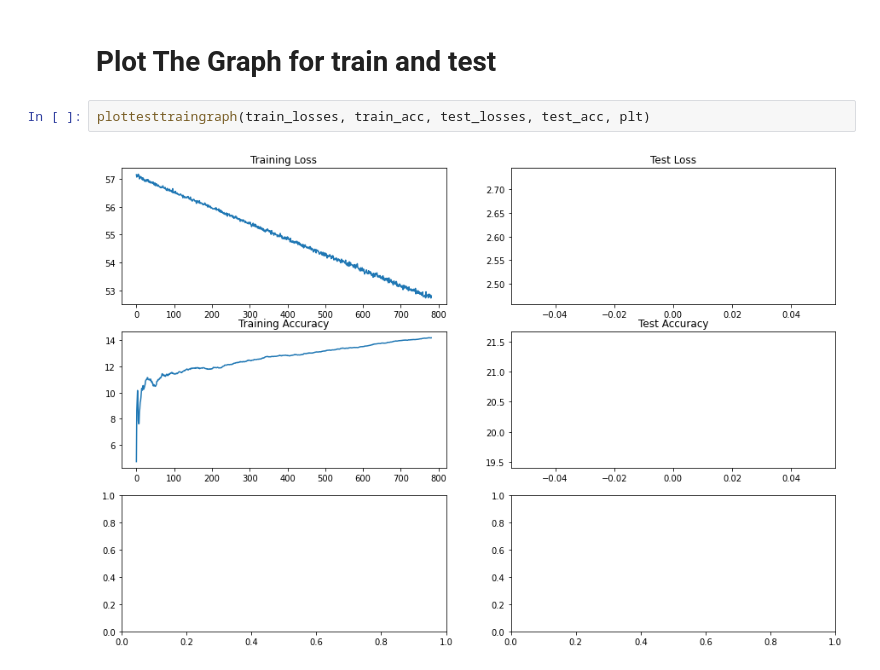
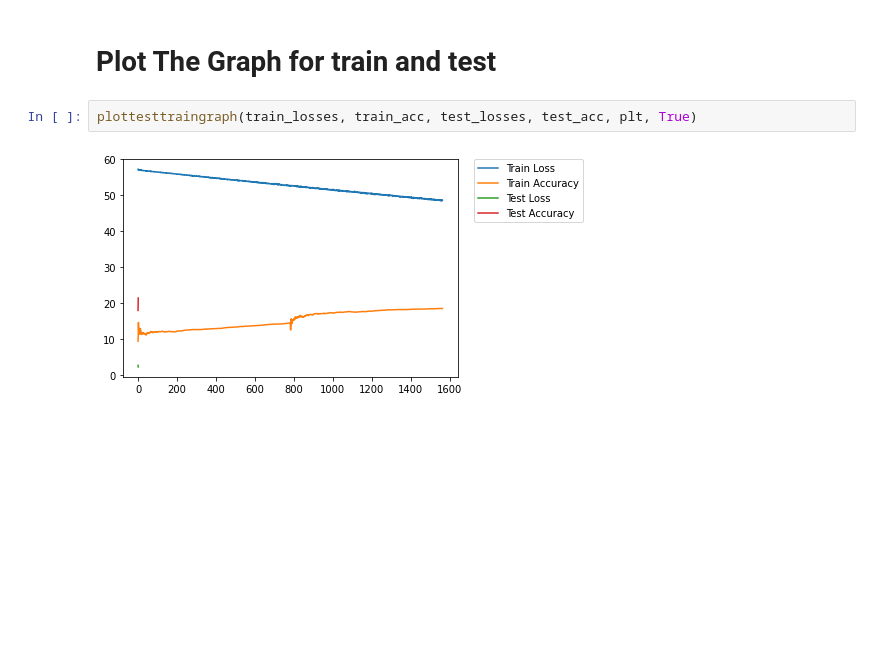
Before and after one commit to futartup/S8-S9-assignment, a Jupyter notebook: main.ipynb, the cells around one changed output. Cells and saved outputs as stored; diff of their text form; blank space fills up the shorter version.

```diff
--- a/main.ipynb
+++ b/main.ipynb
@@ -192,6 +200,6 @@ matplotlib_imshow(classes, false_predicted, plt, False)
 # %% [markdown]
 # Plot The Graph for train and test
 # %%
-plottesttraingraph(train_losses, train_acc, test_losses, test_acc, plt)
+plottesttraingraph(train_losses, train_acc, test_losses, test_acc, plt, True)
 # %% [output]
-[figure, old version]
+[figure, new version]
```
Also changed, not shown: parts of 7 cells of this notebook.
